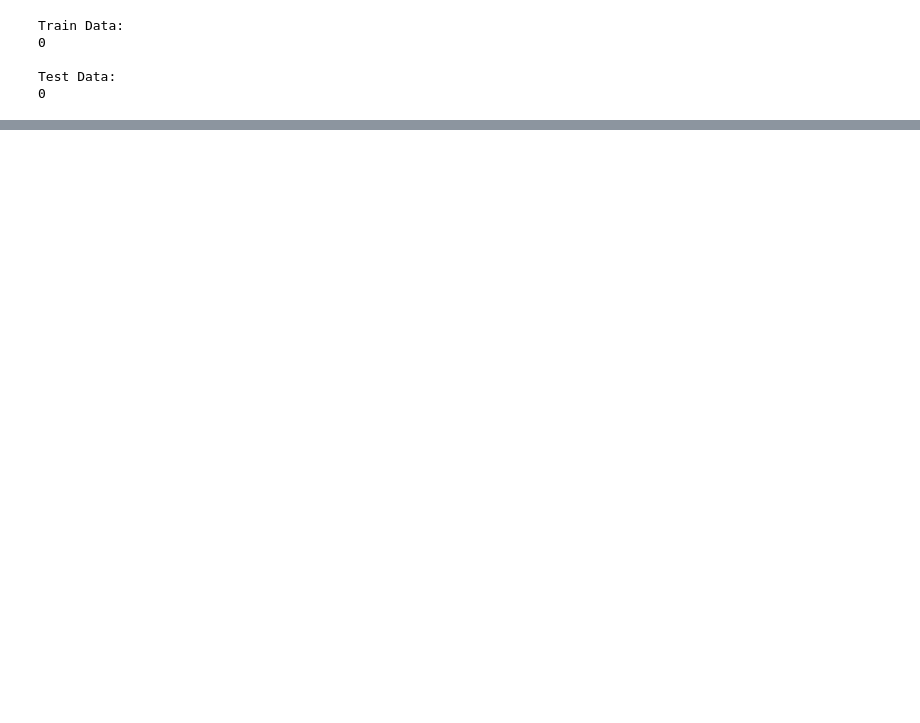
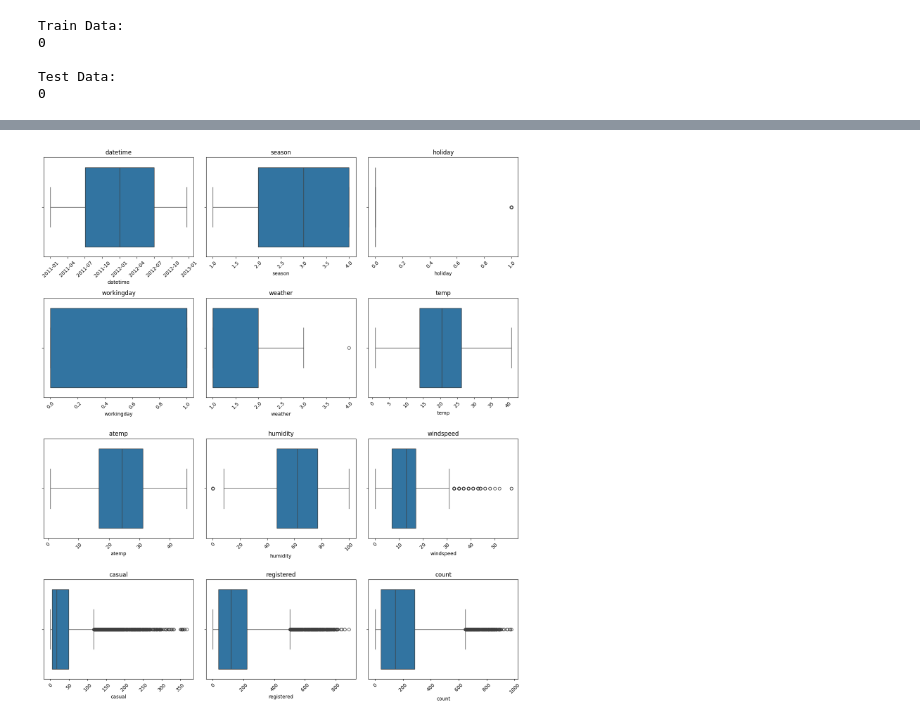
Before and after one commit to jay-watt/bike_sharing, a Jupyter notebook: noteboooks/data_exploration.ipynb, the cells around one changed output, grey strips where cells are left out. Drawn from its saved outputs; the diff is of its cells as text; code cells hidden in the pictures; blank space fills up the shorter version.

```diff
--- a/noteboooks/data_exploration.ipynb
+++ b/noteboooks/data_exploration.ipynb
@@ -64,0 +65,6 @@ None
+# %%
+# IDA: calculate number of unique values for integer type numerical features
+unique_counts = train_data.select_dtypes(
+    include=['int64']).nunique()
+
+print(unique_counts)
@@ -64,0 +81,6 @@ None
+# %%
+# Features with less than 5 unique values
+low_unique_features = unique_counts[unique_counts < 5]
+for feature in low_unique_features.index:
+    print(f"\nValue counts for feature '{feature}':")
+    print(train_data[feature].value_counts())
@@ -98,0 +178,16 @@ Test Data:
+# %%
+import seaborn as sns
+
+# Univariate analysis: outliers
+fig, axes = plt.subplots(4, 3, figsize=(14, 16))
+axes = axes.flatten()
+
+for i, feature in enumerate(train_data.columns):
+    sns.boxplot(data=train_data, x=feature, ax=axes[i])
+    axes[i].set_title(feature)
+    axes[i].tick_params(axis='x', rotation=45)
+
+plt.tight_layout()
+plt.show()
+# %% [output]
+[figure, added]
```
Also changed, not shown: parts of 8 cells of this notebook.
